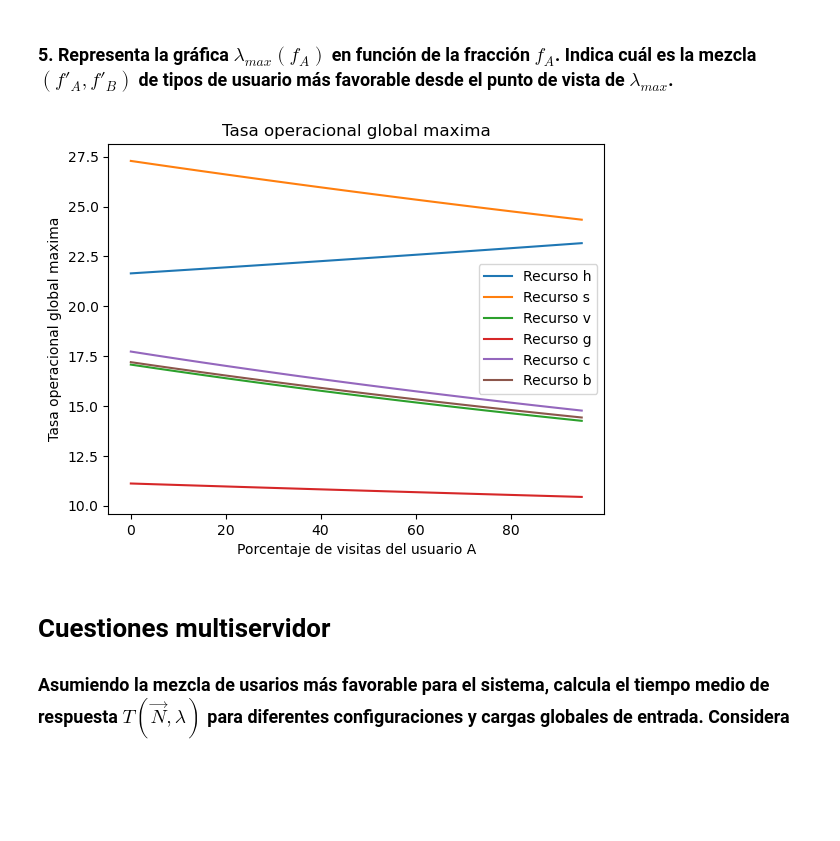
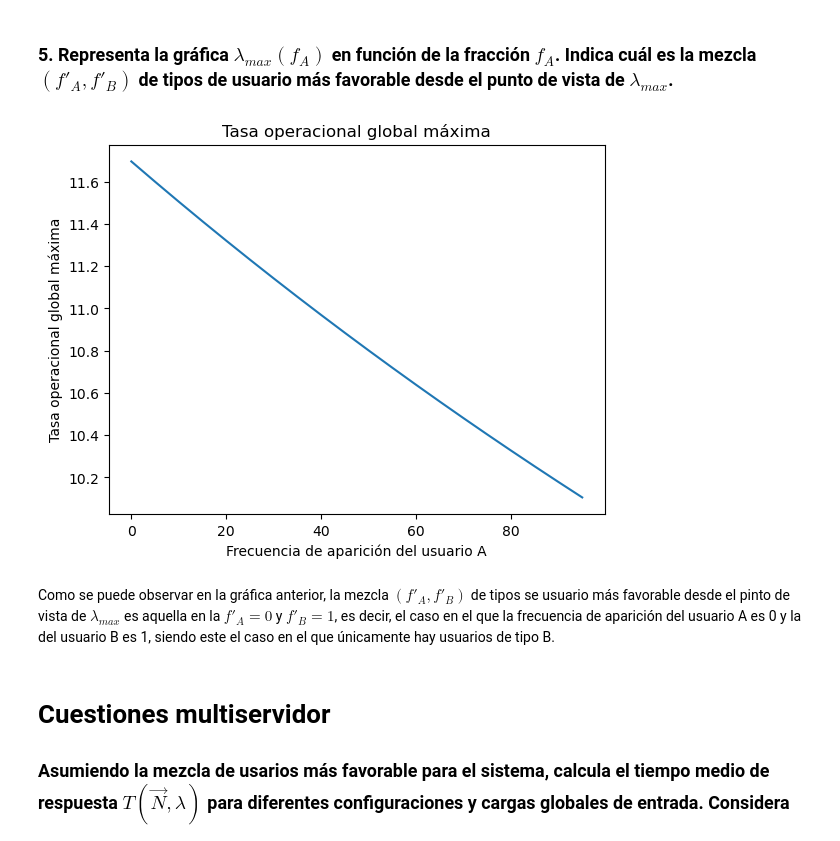
Before and after one commit to XMG2/Simulacion_Prestaciones_Web, a Jupyter notebook: simulacion_performance.ipynb, the cells around one changed output. Drawn from its saved outputs; the diff is of its cells as text; code cells hidden in the pictures; blank space fills up the shorter version.

```diff
--- a/simulacion_performance.ipynb
+++ b/simulacion_performance.ipynb
@@ -199,7 +187,7 @@ def calcular_tr_base_tasa_global(D, N, v_a, v_b, f_a, f_b):
         )
         u = [0] * len(tasas)  # utilizacion de cada recurso
         for i in range(len(N)):
-            u[i] = utils.calcular_utilizacion_recurso(tasas, D[:, i], N[i])
+            u[i] = utils.calcular_utilizacion_recurso(tasas, D[i, :], N[i])
         u_max = max(u)
         tasas_list.append(tasa_op_global)
 
@@ -239,7 +227,7 @@ def calcular_t_base_tasa_global(D, N, v_a, v_b, f_a, f_b):
         )
         u = [0] * len(tasas)  # utilizacion de cada recurso
         for i in range(len(N)):
-            u[i] = utils.calcular_utilizacion_recurso(tasas, D[:, i], N[i])
+            u[i] = utils.calcular_utilizacion_recurso(tasas, D[i, :], N[i])
         u_max = max(u)
         tasas_list.append(tasa_op_global)
 
@@ -287,7 +275,7 @@ def calcular_tr_t_base_tasa_global(D, N, v_a, v_b, f_a, f_b):
         )
         u = [0] * len(tasas)  # utilizacion de cada recurso
         for i in range(len(N)):
-            u[i] = utils.calcular_utilizacion_recurso(tasas, D[:, i], N[i])
+            u[i] = utils.calcular_utilizacion_recurso(tasas, D[i, :], N[i])
         u_max = max(u)
         tasas_list.append(tasa_op_global)
         u_list.append(u)
@@ -372,33 +366,29 @@ $$
 # %%
 tasa_op_global_max = []
 f_a = 0
 f_b = 1 - f_a
 while f_a <= 1:
-    tasa_op_global_maximos = []
+    tasa_op_global_maximos_i = []
     for i in range(len(N)):
-        tasa_op_global_maximos.append(1 / (np.sum((v_a * f_a + v_b * f_b) * D[:, i])))
-    tasa_op_global_max.append(tasa_op_global_maximos)
+        tasa_op_global_maximos_i.append(1 / (np.sum((v_a * f_a + v_b * f_b) * D[i, :])))
+    tasa_op_global_max.append(min(tasa_op_global_maximos_i))
     f_a += 0.05
     f_b = 1 - f_a
 
-# Tiempo de respuesta para cada operacion (Tr)
+#Tasa operacional global máxima (𝜆𝑚𝑎𝑥)
+plt.plot(
+    [i for i in range(0, 100, 5)],
+    [tasa_op_global_max[j] for j in range(len(tasa_op_global_max))]
+)
 
-# Array con los nombres recursos: e, h, s, v, g, c, b, x (x es el estado de salida, e es el estado de entrada)
-R = ["h", "s", "v", "g", "c", "b"]
-for i in range(len(R)):
-    plt.plot(
-        [i for i in range(0, 100, 5)],
-        [tasa_op_global_max[j][i] for j in range(len(tasa_op_global_max))],
-        label=f"Recurso {R[i]}",
-    )
-
-plt.title("Tasa operacional global maxima")
-plt.xlabel("Porcentaje de visitas del usuario A")
-plt.ylabel("Tasa operacional global maxima")
-plt.legend()
+plt.title("Tasa operacional global máxima")
+plt.xlabel("Frecuencia de aparición del usuario A")
+plt.ylabel("Tasa operacional global máxima")
 plt.show()
 # %% [output]
-[figure, old version]
+[figure, new version]
+# %% [markdown]
+Como se puede observar en la gráfica anterior, la mezcla $(f'_A, f'_B)$ de tipos se usuario más favorable desde el pinto de vista de $\lambda_{max}$ es aquella en la $f'_A = 0$ y $f'_B = 1$, es decir, el caso en el que la frecuencia de aparición del usuario A es 0 y la del usuario B es 1, siendo este el caso en el que únicamente hay usuarios de tipo B.
 # %% [markdown]
 # Cuestiones multiservidor
 
```
Also changed, not shown: parts of 10 cells of this notebook, 3 other files.
